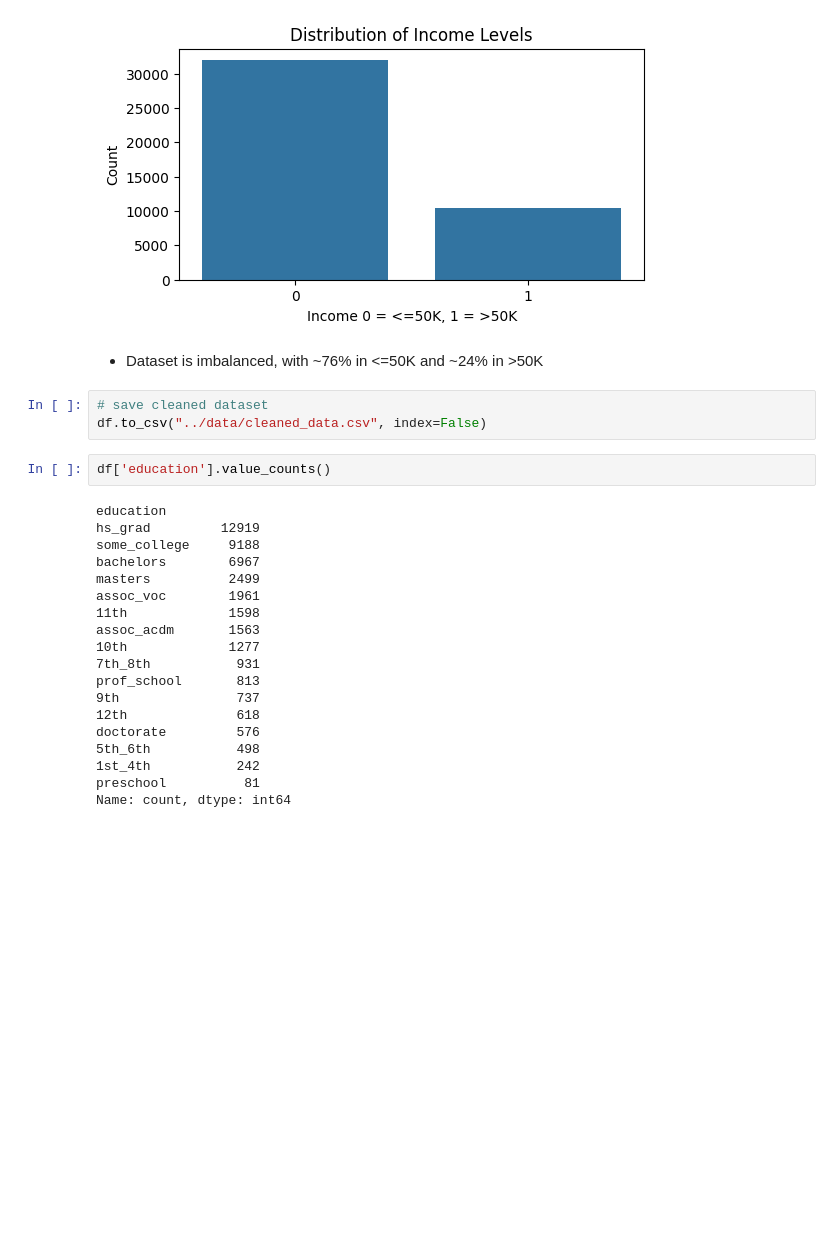
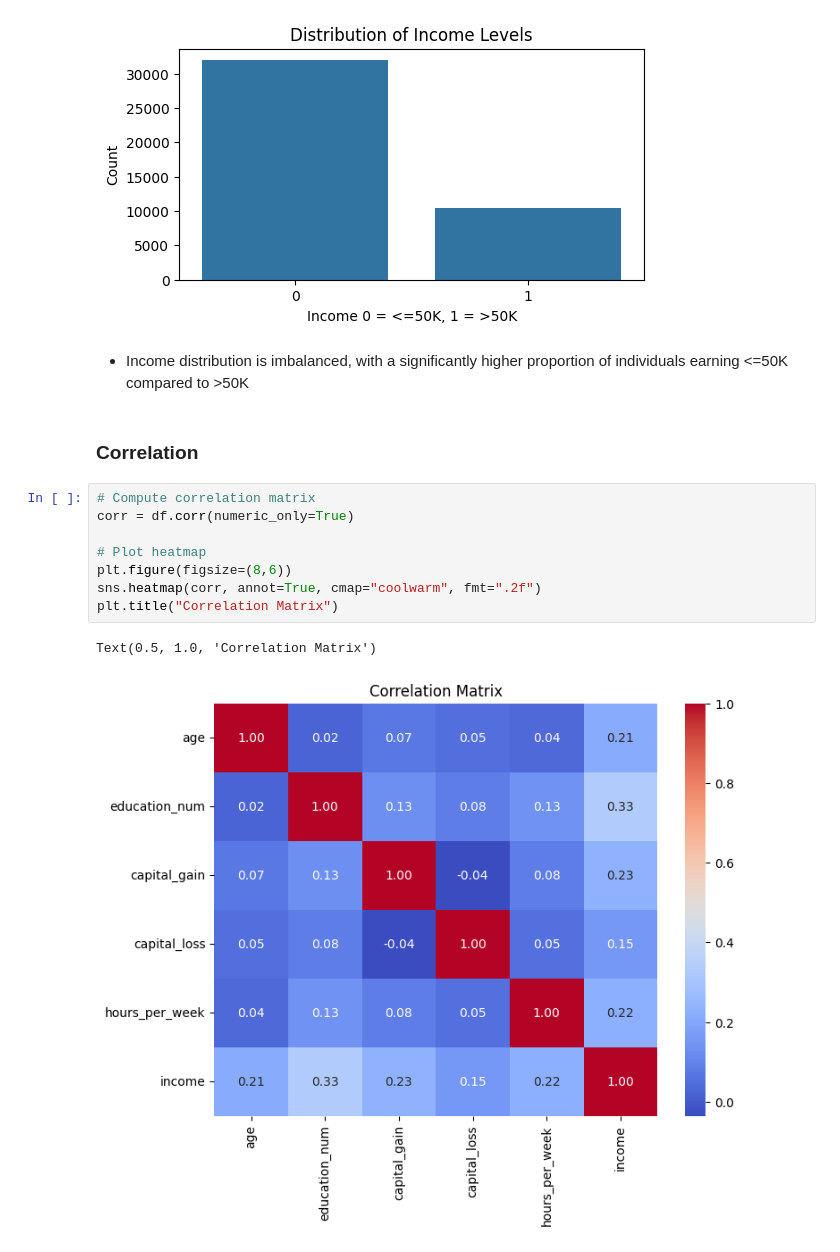
Before and after one commit to surajchauhan-spec/adult_census_income_eda, a Jupyter notebook: notebooks/adult_income_eda.ipynb, the cells around one changed output. Saved outputs shown, nothing was run; the diff lists cells and outputs as text; blank space fills up the shorter version.

```diff
--- a/notebooks/adult_income_eda.ipynb
+++ b/notebooks/adult_income_eda.ipynb
@@ -124,29 +124,19 @@ plt.ylabel("Count")
 # %% [output]
 Text(0, 0.5, 'Count')
 [figure]
-# %% [markdown]
-- Dataset is imbalanced, with ~76% in <=50K and ~24% in >50K
-# %%
-# save cleaned dataset
-df.to_csv("../data/cleaned_data.csv", index=False)
-# %%
-df['education'].value_counts()
-# %% [output]
-education
-hs_grad         12919
-some_college     9188
-bachelors        6967
-masters          2499
-assoc_voc        1961
-11th             1598
-assoc_acdm       1563
-10th             1277
-7th_8th           931
-prof_school       813
-9th               737
-12th              618
-doctorate         576
-5th_6th           498
-1st_4th           242
-preschool          81
-Name: count, dtype: int64
+# %% [markdown]
+
+- Income distribution is imbalanced, with a significantly higher proportion of individuals earning <=50K compared to >50K
+# %% [markdown]
+### Correlation
+# %%
+# Compute correlation matrix
+corr = df.corr(numeric_only=True)
+
+# Plot heatmap
+plt.figure(figsize=(8,6))
+sns.heatmap(corr, annot=True, cmap="coolwarm", fmt=".2f")
+plt.title("Correlation Matrix")
+# %% [output]
+Text(0.5, 1.0, 'Correlation Matrix')
+[figure, added]
```
Also changed, not shown: parts of 42 cells of this notebook, 3 other files.
